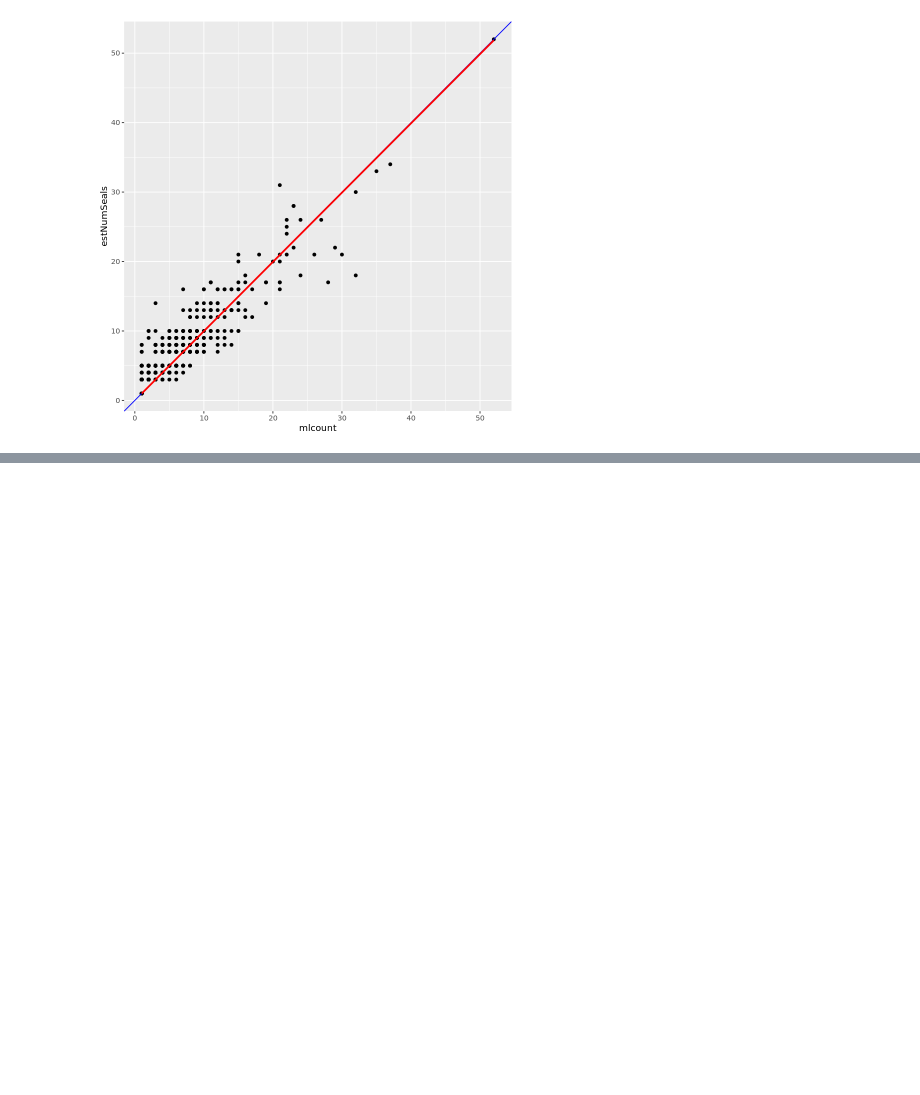
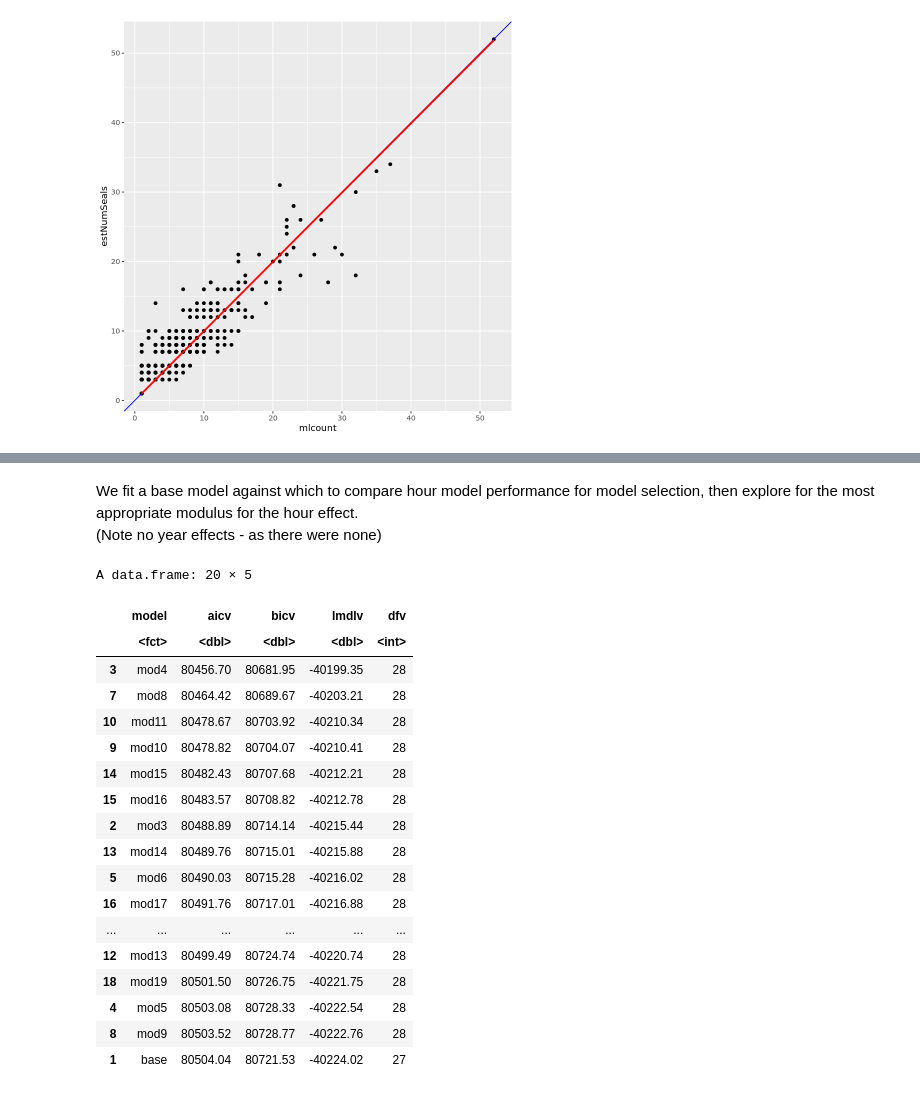
Before and after one commit to pointblue/ContinentalWESEestimates, a Jupyter notebook: notebooks/Count Seals From Tags.ipynb, the cells around one changed output, grey strips where cells are left out. Cells and saved outputs as stored; diff of their text form; code cells hidden in the pictures; blank space fills up the shorter version.

```diff
--- a/notebooks/Count Seals From Tags.ipynb
+++ b/notebooks/Count Seals From Tags.ipynb
@@ -698,0 +730,39 @@ So here we fit a model for the hour effect, so that we can then remove this effe
+# %% [markdown]
+We fit a base model against which to compare hour model performance for model selection, then explore for the most appropriate modulus for the hour effect.
+(Note no year effects - as there were none)
+# %%
+mdlb<-lm(estNumSeals~region+satId+scaledAvgTags+numViews+numTaggers+region*scaledAvgTags+region:scaledTotalTags+satId*scaledAvgTags+year,data=counts)
+hourdf<-data.frame(model="base",aicv=AIC(mdlb), bicv=BIC(mdlb), lmdlv=logLik(mdlb), dfv=nrow(counts)-mdlb$df.residual)
+for(hh in 3:21){
+	df<-counts
+	df$numHour<-((as.integer(counts$RShour)-12) %% hh)/hh  #We test various moduli
+	sindf<-unique(df[,c("RShour","numHour")])
+	sindf$sinH<-sin(2*pi*sindf$numHour)
+	df<-merge(df,sindf[,c("RShour","sinH")],by="RShour",all.x=T)
+
+	mdlh<-lm(estNumSeals~region+satId+scaledAvgTags+numViews+numTaggers+region*scaledAvgTags+region:scaledTotalTags+satId*scaledAvgTags+sinH+I(sinH^2),data=df)
+	hdf<-data.frame(model=paste0("mod",hh),aicv=AIC(mdlh), bicv=BIC(mdlh), lmdlv=logLik(mdlh), dfv=nrow(counts)-mdlh$df.residual)
+	hourdf<-rbind(hourdf,hdf)
+
+}
+(hourdf<-hourdf[order(hourdf$aicv),])
+# %% [output]
+A data.frame: 20 × 5
+|  | model | aicv | bicv | lmdlv | dfv |
+|  | <fct> | <dbl> | <dbl> | <dbl> | <int> |
+| 3 | mod4 | 80456.70 | 80681.95 | -40199.35 | 28 |
+| 7 | mod8 | 80464.42 | 80689.67 | -40203.21 | 28 |
+| 10 | mod11 | 80478.67 | 80703.92 | -40210.34 | 28 |
+| 9 | mod10 | 80478.82 | 80704.07 | -40210.41 | 28 |
+| 14 | mod15 | 80482.43 | 80707.68 | -40212.21 | 28 |
+| 15 | mod16 | 80483.57 | 80708.82 | -40212.78 | 28 |
+| 2 | mod3 | 80488.89 | 80714.14 | -40215.44 | 28 |
+| 13 | mod14 | 80489.76 | 80715.01 | -40215.88 | 28 |
+| 5 | mod6 | 80490.03 | 80715.28 | -40216.02 | 28 |
+| 16 | mod17 | 80491.76 | 80717.01 | -40216.88 | 28 |
+| ... | ... | ... | ... | ... | ... |
+| 12 | mod13 | 80499.49 | 80724.74 | -40220.74 | 28 |
+| 18 | mod19 | 80501.50 | 80726.75 | -40221.75 | 28 |
+| 4 | mod5 | 80503.08 | 80728.33 | -40222.54 | 28 |
+| 8 | mod9 | 80503.52 | 80728.77 | -40222.76 | 28 |
+| 1 | base | 80504.04 | 80721.53 | -40224.02 | 27 |
```
Also changed, not shown: parts of 7 cells of this notebook, 1 other file.
